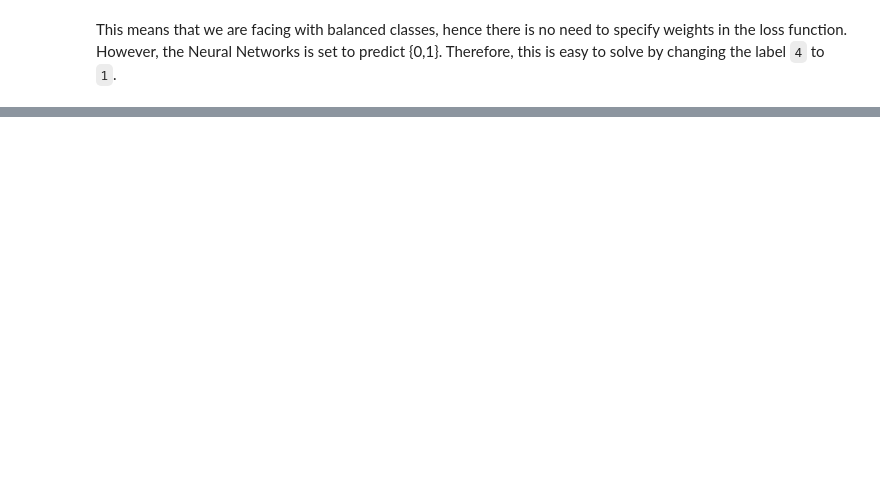
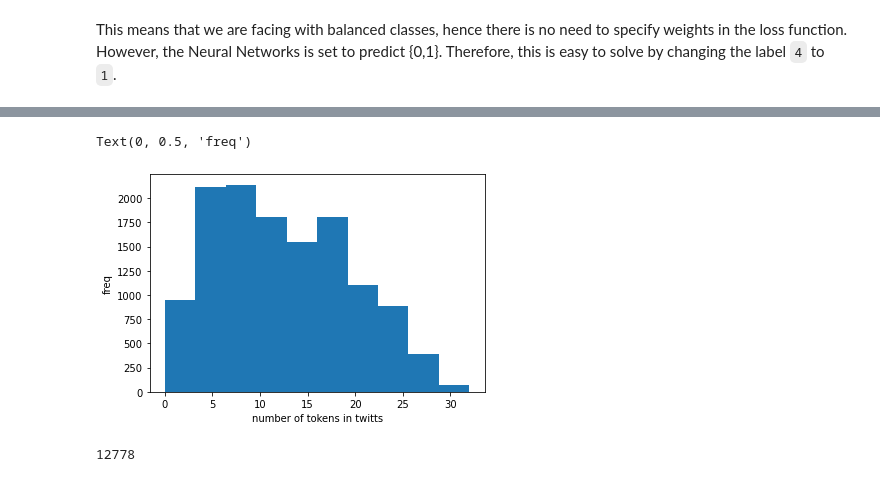
Before and after one commit to nftd/twitter-sentiment-analysis, a Jupyter notebook: notebooks/basic-code.ipynb, the cells around one changed output, grey strips where cells are left out. Drawn from its saved outputs; the diff is of its cells as text; code cells hidden in the pictures; blank space fills up the shorter version.

```diff
--- a/notebooks/basic-code.ipynb
+++ b/notebooks/basic-code.ipynb
@@ -244,0 +330,8 @@ train_label_converted = convert_labels(train_label_non_empty)
+# %%
+lenght = [len(i) for i in train_data_token]
+plt.hist(lenght)
+plt.xlabel("number of tokens in twitts")
+plt.ylabel("freq")
+# %% [output]
+Text(0, 0.5, 'freq')
+[figure, added]
@@ -244,0 +355,4 @@ train_label_converted = convert_labels(train_label_non_empty)
+# %%
+len(train_data_lenght)
+# %% [output]
+12778
```
Also changed, not shown: parts of 46 cells of this notebook, 2 other files.
